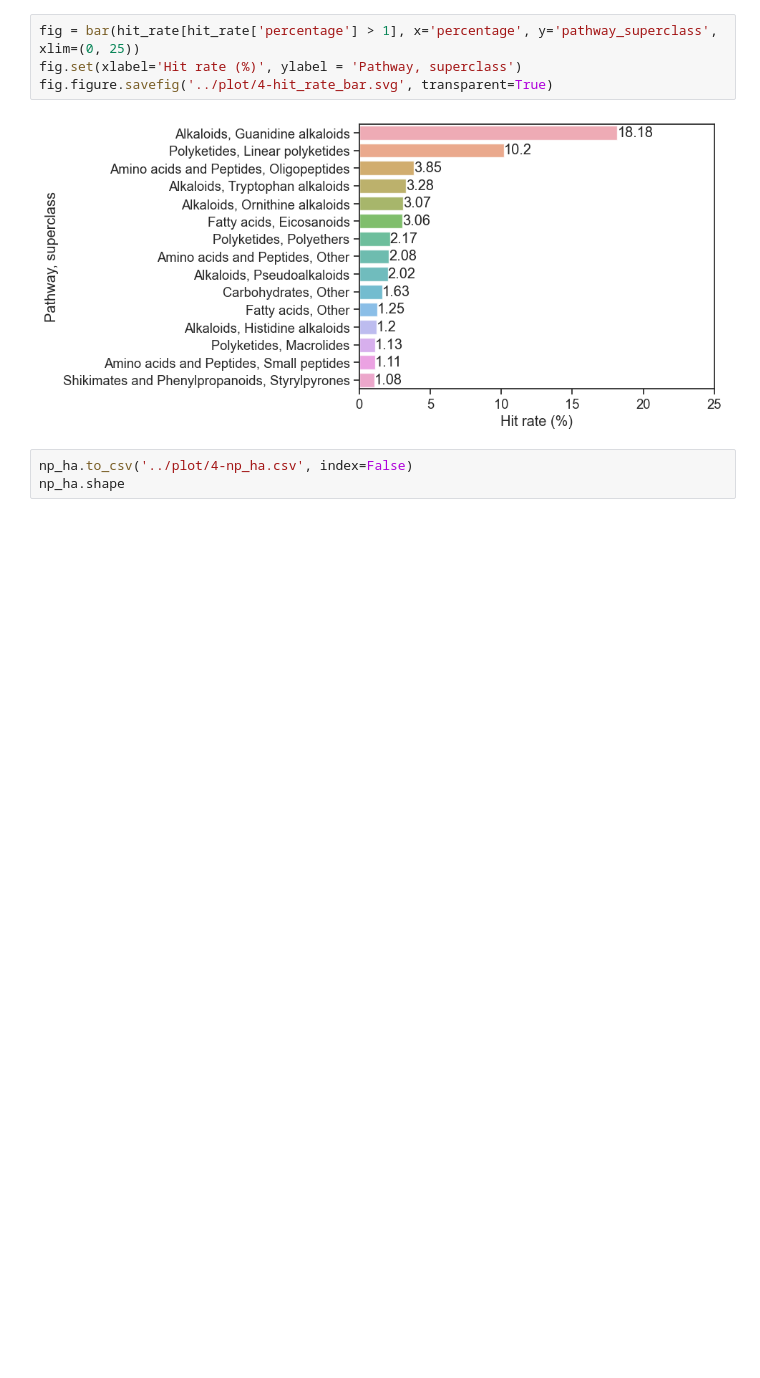
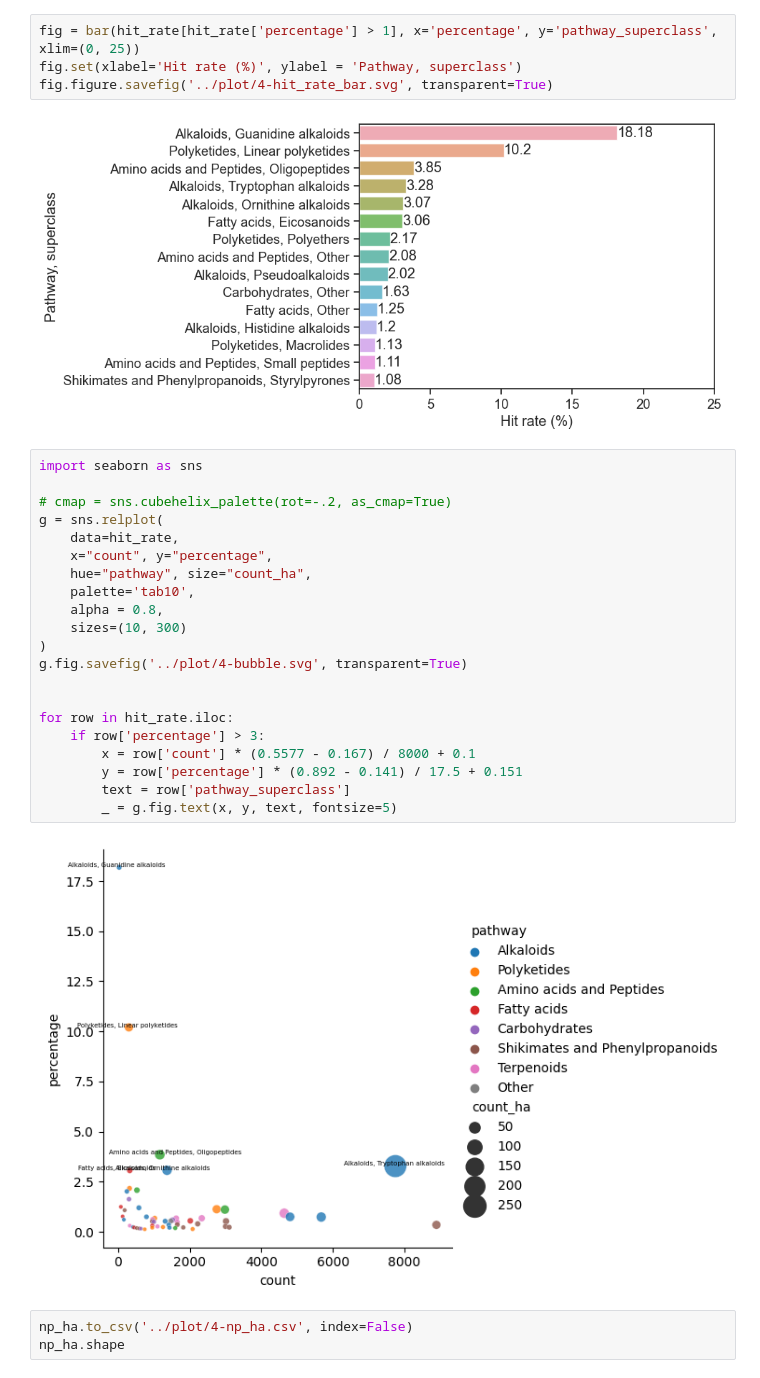
Before and after one commit to zq-lab/DTA-sys_anal, a Jupyter notebook: data_analysis/code/4-hgih_active_NP.ipynb, the cells around one changed output. Drawn from its saved outputs; the diff is of its cells as text; blank space fills up the shorter version.

```diff
--- a/data_analysis/code/4-hgih_active_NP.ipynb
+++ b/data_analysis/code/4-hgih_active_NP.ipynb
@@ -74,6 +74,29 @@ fig.set(xlabel='Hit rate (%)', ylabel = 'Pathway, superclass')
 fig.figure.savefig('../plot/4-hit_rate_bar.svg', transparent=True)
 # %% [output]
 [figure]
+# %%
+import seaborn as sns
+
+# cmap = sns.cubehelix_palette(rot=-.2, as_cmap=True)
+g = sns.relplot(
+    data=hit_rate,
+    x="count", y="percentage",
+    hue="pathway", size="count_ha",
+    palette='tab10',
+    alpha = 0.8,
+    sizes=(10, 300)
+)
+g.fig.savefig('../plot/4-bubble.svg', transparent=True)
+
+
+for row in hit_rate.iloc:
+    if row['percentage'] > 3:
+        x = row['count'] * (0.5577 - 0.167) / 8000 + 0.1
+        y = row['percentage'] * (0.892 - 0.141) / 17.5 + 0.151
+        text = row['pathway_superclass']
+        _ = g.fig.text(x, y, text, fontsize=5)
+# %% [output]
+[figure, added]
 # %%
 np_ha.to_csv('../plot/4-np_ha.csv', index=False)
 np_ha.shape
```
Also changed, not shown: parts of 5 cells of this notebook, 1 other file.
